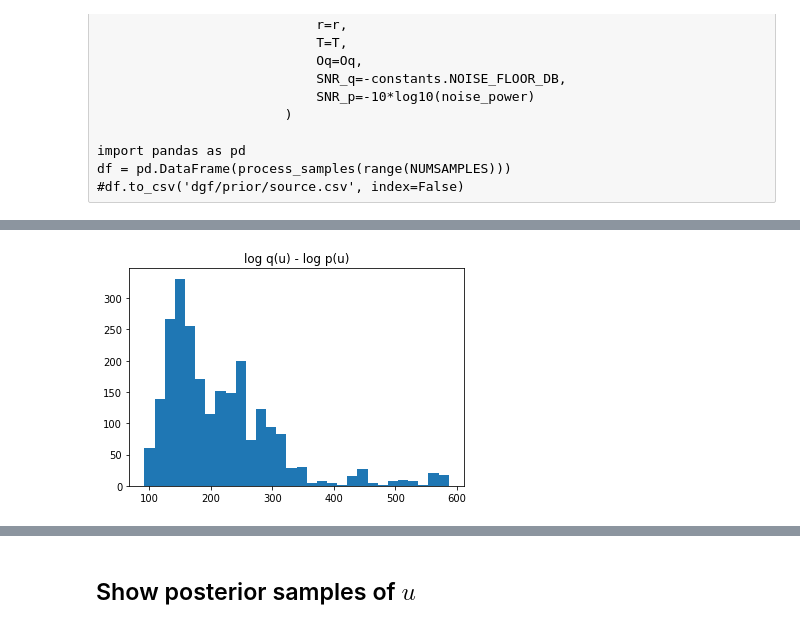
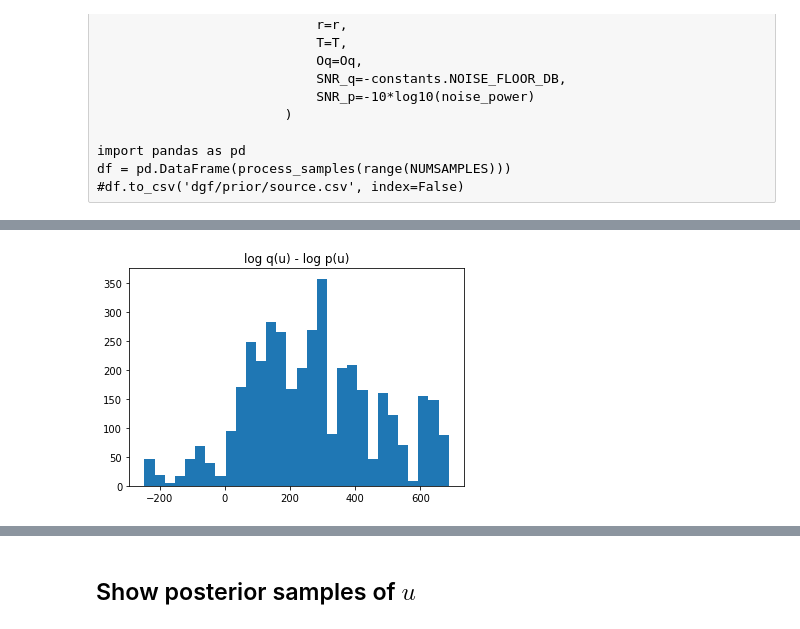
Before and after one commit to mvsoom/thesis-py, a Jupyter notebook: dgf/prior/source.ipynb, the cells around one changed output, grey strips where cells are left out. Drawn from its saved outputs; the diff is of its cells as text; code cells hidden in the pictures.

```diff
--- a/dgf/prior/source.ipynb
+++ b/dgf/prior/source.ipynb
@@ -221,3 +238,7 @@ def process_samples(indices):
 import pandas as pd
 df = pd.DataFrame(process_samples(range(NUMSAMPLES)))
 #df.to_csv('dgf/prior/source.csv', index=False)
+# %%
+from datatable import dt, f, by, update
+
+df = dt.Frame(source.process_fitted_lf_samples())
@@ -224,9 +285,7 @@ df = pd.DataFrame(process_samples(range(NUMSAMPLES)))
 # %%
-full = dt.fread('dgf/prior/source.csv')
-
-full[:, update(log_prob_diff = f.log_prob_q - f.log_prob_p)]
+df[:, update(log_prob_diff = f.log_prob_q - f.log_prob_p)]
 
 title('log q(u) - log p(u)')
-hist(full['log_prob_diff'], bins=30);
+hist(df['log_prob_diff'], bins=30);
 # %% [output]
-[figure, old version]
+[figure, new version]
```
Also changed, not shown: parts of 14 cells of this notebook, 4 other files.
